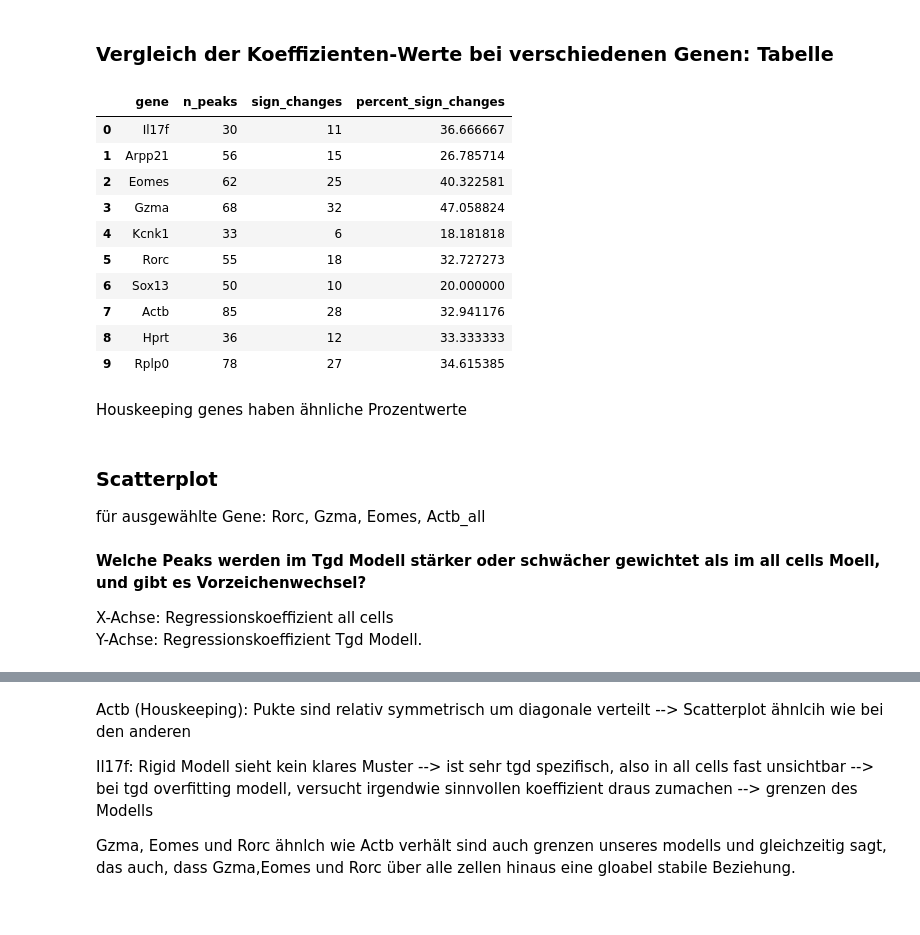
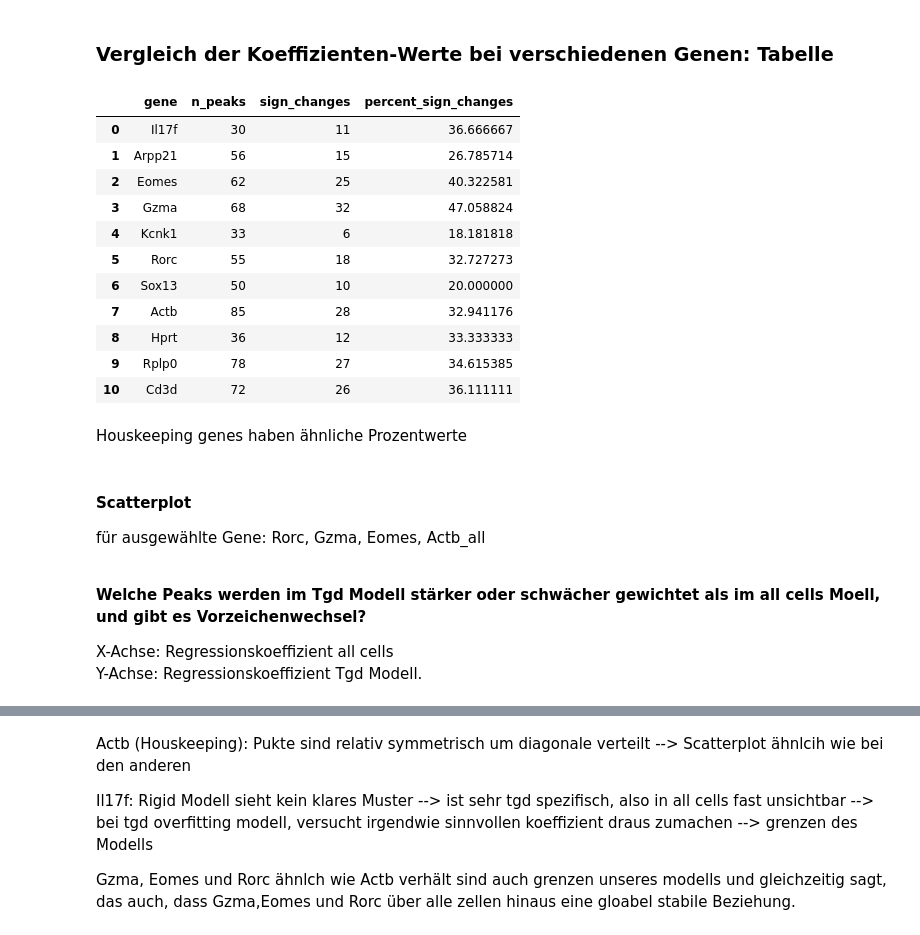
Before and after one commit to datascience-mobi-2026/topic04_team03, a Jupyter notebook: jupyter_rosa_3.ipynb, the cells around one changed output, grey strips where cells are left out. Cells and saved outputs as stored; diff of their text form; code cells hidden in the pictures.

```diff
--- a/jupyter_rosa_3.ipynb
+++ b/jupyter_rosa_3.ipynb
@@ -187,6 +297,6 @@ def r2_gen(gen_name, plot=True, plot_residues=True):    # ohne top_k
 <br> Predicted Values und Residuenplot dargestellt
 # %%
-for gen_name in ["Il17f", "Rorc", "Sox13", "Gzma", "Eomes", "Actb"]:
-    r2, cv, n,_, best_alpha,_ = r2_gen(gen_name, plot=False, plot_residues=False) #variabeln brauche ich hier für nicht
+for gen_name in ["Il17f"]: #, "Sox13", "Gzma", "Eomes", "Actb", "Rorc","Cd3d", "Rorc"
+    r2, cv, n,_, best_alpha,_,_,_ = r2_gen(gen_name, plot_residues=False) #variabeln brauche ich hier für nicht
     print(f"{gen_name}: R²={r2:.3f}, CV={cv:.3f}, peaks={n}, best_alpha={best_alpha}") #Anzahl der peaks über Zellen hinweg
 # %% [output]
@@ -198,0 +308,4 @@ Actb: R²=0.633, CV=0.163, peaks=85, best_alpha=100
+# %%
+for gen_name in ["Il17a", "Il17b", "Il17c", "Il17f"]:
+    r2, cv, n,_, best_alpha,_ = r2_gen(gen_name) #variabeln brauche ich hier für nicht
+    print(f"{gen_name}: R²={r2:.3f}, CV={cv:.3f}, peaks={n}, best_alpha={best_alpha}") #Anzahl der peaks über Zellen hinweg
@@ -257,8 +377,8 @@ def r2_gen_gd(gen_name_gd, plot=True, plot_residues=True):   # top_k weg
 
     # CV mit bestem alpha
     cv = cross_val_score(
-        make_pipeline(StandardScaler(), Ridge(alpha=best_alpha)),
-        X, y,
+        Ridge(alpha=best_alpha),
+        X_scaled, y,
         cv=KFold(5, shuffle=True, random_state=0),
         scoring="r2"
     ).mean()
@@ -290,6 +410,6 @@ def r2_gen_gd(gen_name_gd, plot=True, plot_residues=True):   # top_k weg
 <br> Predicted Values und Residuenplot dargestellt
 # %%
 for gen_name_gd in ["Il17f", "Rorc", "Sox13", "Gzma", "Eomes", "Actb"]:
-    r2, cv, n,_,best_alpha, _ = r2_gen_gd(gen_name_gd, plot=False, plot_residues=False)
+    r2, cv, n,_,best_alpha, _ = r2_gen_gd(gen_name_gd)
     print(f"{gen_name_gd}: R²={r2:.3f}, CV={cv:.3f}, peaks={n}, best_alpha={best_alpha}") #Anzahl der peaks über Zellen hinweg
 # %% [output]
@@ -314,12 +441,12 @@ Ansatz:
 # %% [markdown]
 <h3> Vergleich der Koeffizienten‑Werte bei verschiedenen Genen: Tabelle
 # %%
-genes = "Il17f", "Arpp21",  "Eomes", "Gzma", "Kcnk1", "Rorc", "Sox13", "Actb", "Hprt", "Rplp0"
+genes = "Il17f", "Arpp21",  "Eomes", "Gzma", "Kcnk1", "Rorc", "Sox13", "Actb", "Hprt", "Rplp0" ,"Cd3d"
 results = []
 coef_tables = {}  # speichert coef_table pro Gen
 
 for gen in genes:
-    r2_all,cv_all, n_all,reg_all,best_alpha_all,peaks_all = r2_gen(gen, plot=False, plot_residues = False) #increasing rigid penalty to reduce overfitting
+    r2_all,cv_all, n_all,reg_all,best_alpha_all,peaks_all,_,_ = r2_gen(gen, plot=False, plot_residues = False) #increasing rigid penalty to reduce overfitting
     r2_gd, _, n_gd, reg_gd, best_alpha_gd, peaks_gd = r2_gen_gd(gen, plot=False, plot_residues=False)
 
     #nur gemeinsame Peaks (verhindert Längen-Mismatch)
@@ -330,37 +457,38 @@ for gen in genes:
     )
 
     coef_table["gene"] = gen  # Gen-Spalte hinzufügen
     coef_tables[gen] = coef_table  # speichern
 
     sign_changes = (np.sign(coef_table["all_cells"]) != np.sign(coef_table["Tgd"])).sum()
 
     results.append({                            #append: erweitert Liste
         "gene": gen,
         "n_peaks": len(coef_table),
         "sign_changes": sign_changes,
         "percent_sign_changes": 100 * sign_changes / len(coef_table)
         })
 
 
 
 coef_genes_compare = pd.DataFrame(results)
 coef_genes_compare
 # %% [output]
 |  | gene | n_peaks | sign_changes | percent_sign_changes |
 | 0 | Il17f | 30 | 11 | 36.666667 |
 | 1 | Arpp21 | 56 | 15 | 26.785714 |
 | 2 | Eomes | 62 | 25 | 40.322581 |
 | 3 | Gzma | 68 | 32 | 47.058824 |
 | 4 | Kcnk1 | 33 | 6 | 18.181818 |
 | 5 | Rorc | 55 | 18 | 32.727273 |
 | 6 | Sox13 | 50 | 10 | 20.000000 |
 | 7 | Actb | 85 | 28 | 32.941176 |
 | 8 | Hprt | 36 | 12 | 33.333333 |
 | 9 | Rplp0 | 78 | 27 | 34.615385 |
+| 10 | Cd3d | 72 | 26 | 36.111111 |
 # %% [markdown]
 Houskeeping genes haben ähnliche Prozentwerte
 # %% [markdown]
-<h3> Scatterplot </h3>
+#### Scatterplot
 für ausgewählte Gene: Rorc, Gzma, Eomes, Actb_all
 <br><br>
 
```
Also changed, not shown: parts of 29 cells of this notebook, 2 other files.
